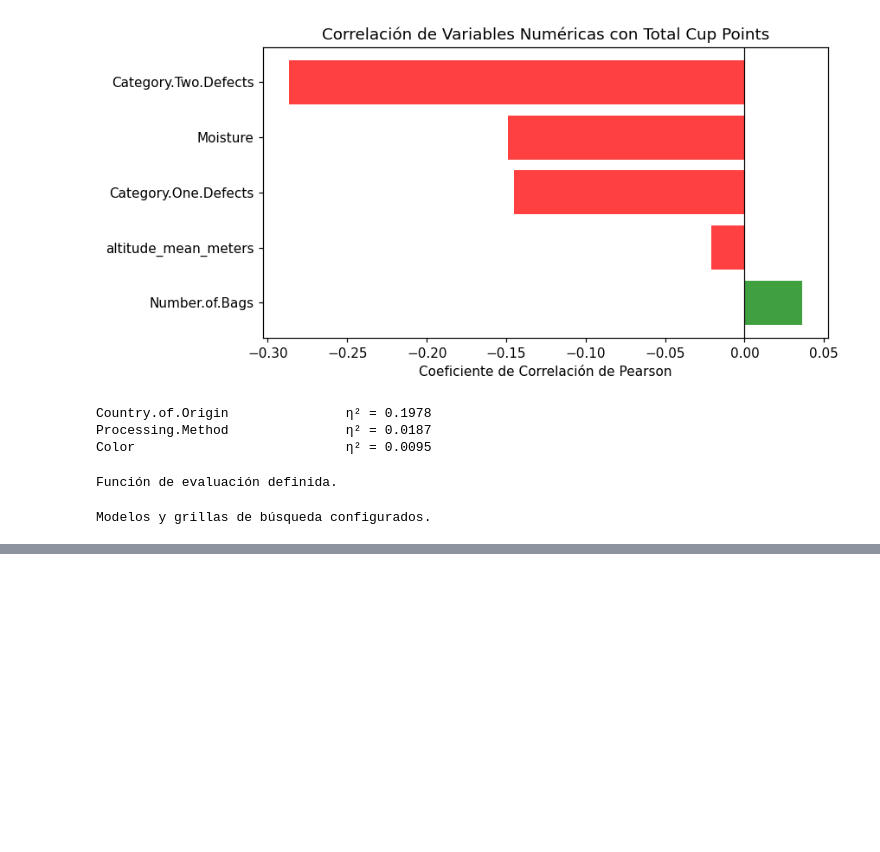
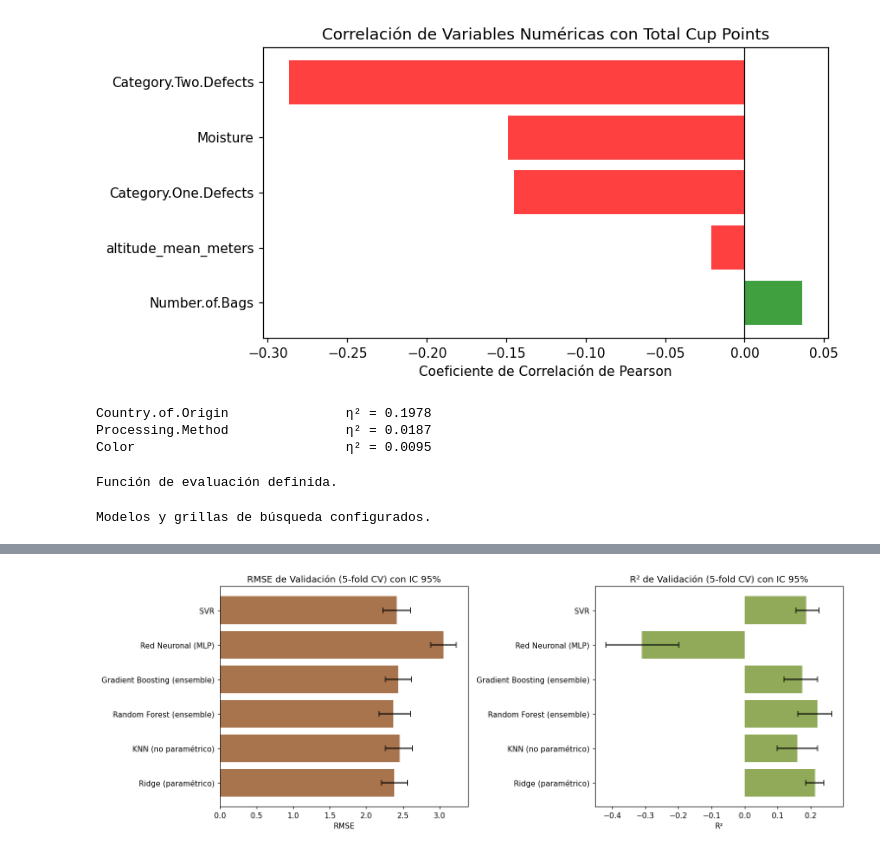
Before and after one commit to GuillermoUribe03/Coffee-Quality-Project, a Jupyter notebook: Final_modelos.ipynb, the cells around one changed output, grey strips where cells are left out. Cells and saved outputs as stored; diff of their text form; code cells hidden in the pictures; blank space fills up the shorter version.

```diff
--- a/Final_modelos.ipynb
+++ b/Final_modelos.ipynb
@@ -381,3 +381,16 @@ MODELS = {
 print('Modelos y grillas de búsqueda configurados.')
 # %% [output]
 Modelos y grillas de búsqueda configurados.
+# %%
+# ─── Evaluación con CV externo (5-fold) ───
+# Esto puede tardar algunos minutos.
+outer_cv = KFold(n_splits=5, shuffle=True, random_state=42)
+results_all = {}
+
+for name, estimator in MODELS.items():
+    print(f'Evaluando {name}...', end=' ')
+    res = eval_model(estimator, X, y, cv=5)
+    results_all[name] = res
+    print(f'RMSE={res["RMSE_val"]:.4f}  R²={res["R2_val"]:.4f}')
+
+print('\n✅ Evaluación completada.')
@@ -383,0 +432,29 @@ Modelos y grillas de búsqueda configurados.
+# %%
+# ─── Gráfica comparativa de RMSE con IC ───
+names = list(results_all.keys())
+rmse_vals = [results_all[n]['RMSE_val'] for n in names]
+rmse_lows = [results_all[n]['RMSE_val'] - results_all[n]['RMSE_ci'][0] for n in names]
+rmse_highs= [results_all[n]['RMSE_ci'][1] - results_all[n]['RMSE_val'] for n in names]
+
+fig, axes = plt.subplots(1, 2, figsize=(14, 5))
+
+# RMSE
+axes[0].barh(names, rmse_vals, xerr=[rmse_lows, rmse_highs],
+             color='saddlebrown', alpha=0.75, capsize=4)
+axes[0].set_xlabel('RMSE')
+axes[0].set_title('RMSE de Validación (5-fold CV) con IC 95%')
+
+# R²
+r2_vals = [results_all[n]['R2_val'] for n in names]
+r2_lows  = [results_all[n]['R2_val'] - results_all[n]['R2_ci'][0] for n in names]
+r2_highs = [results_all[n]['R2_ci'][1] - results_all[n]['R2_val'] for n in names]
+axes[1].barh(names, r2_vals, xerr=[r2_lows, r2_highs],
+             color='olivedrab', alpha=0.75, capsize=4)
+axes[1].set_xlabel('R²')
+axes[1].set_title('R² de Validación (5-fold CV) con IC 95%')
+
+plt.tight_layout()
+plt.savefig('fig5_comparacion_modelos.png', bbox_inches='tight')
+plt.show()
+# %% [output]
+[figure, added]
```
Also changed, not shown: parts of 19 cells of this notebook.
